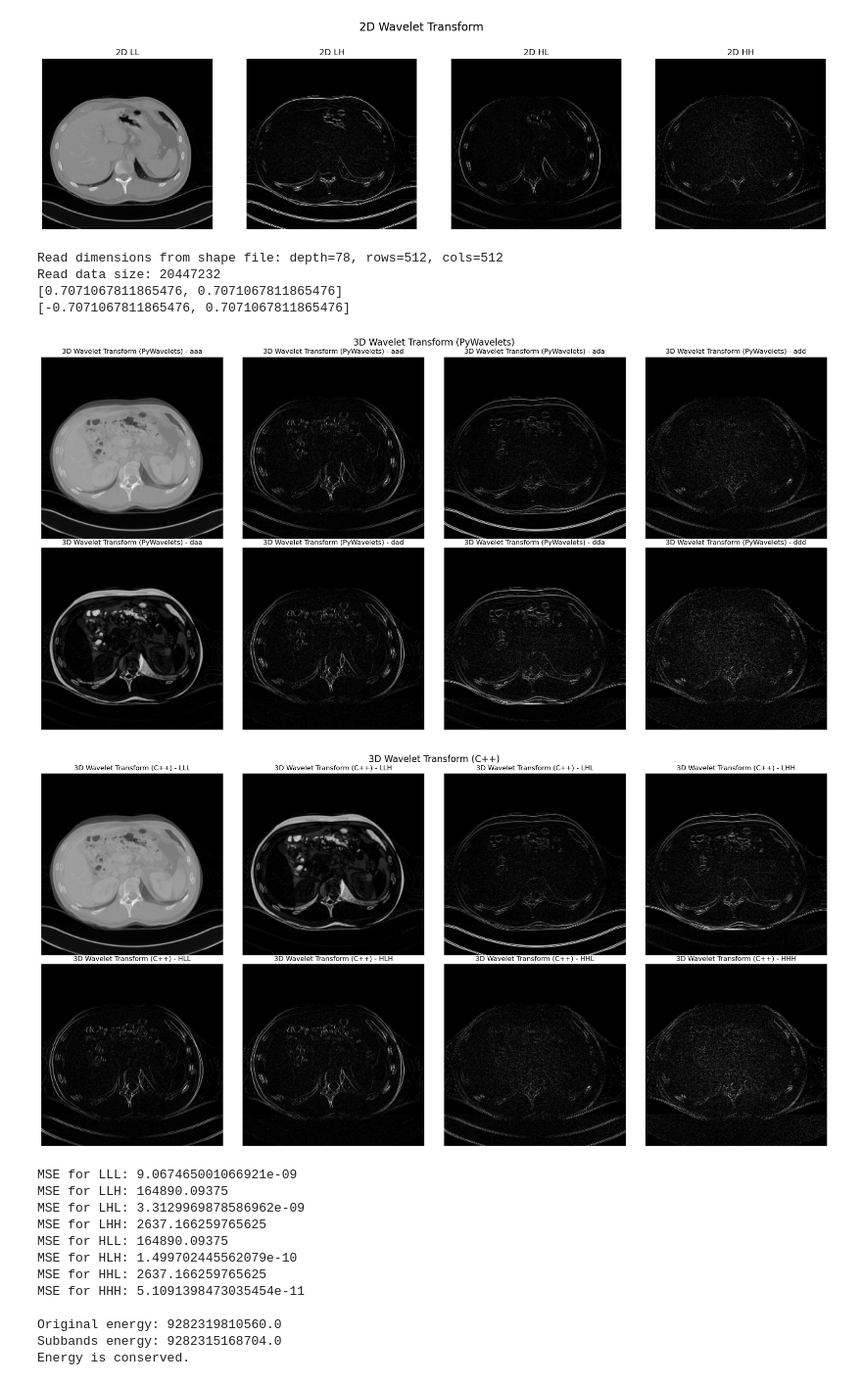
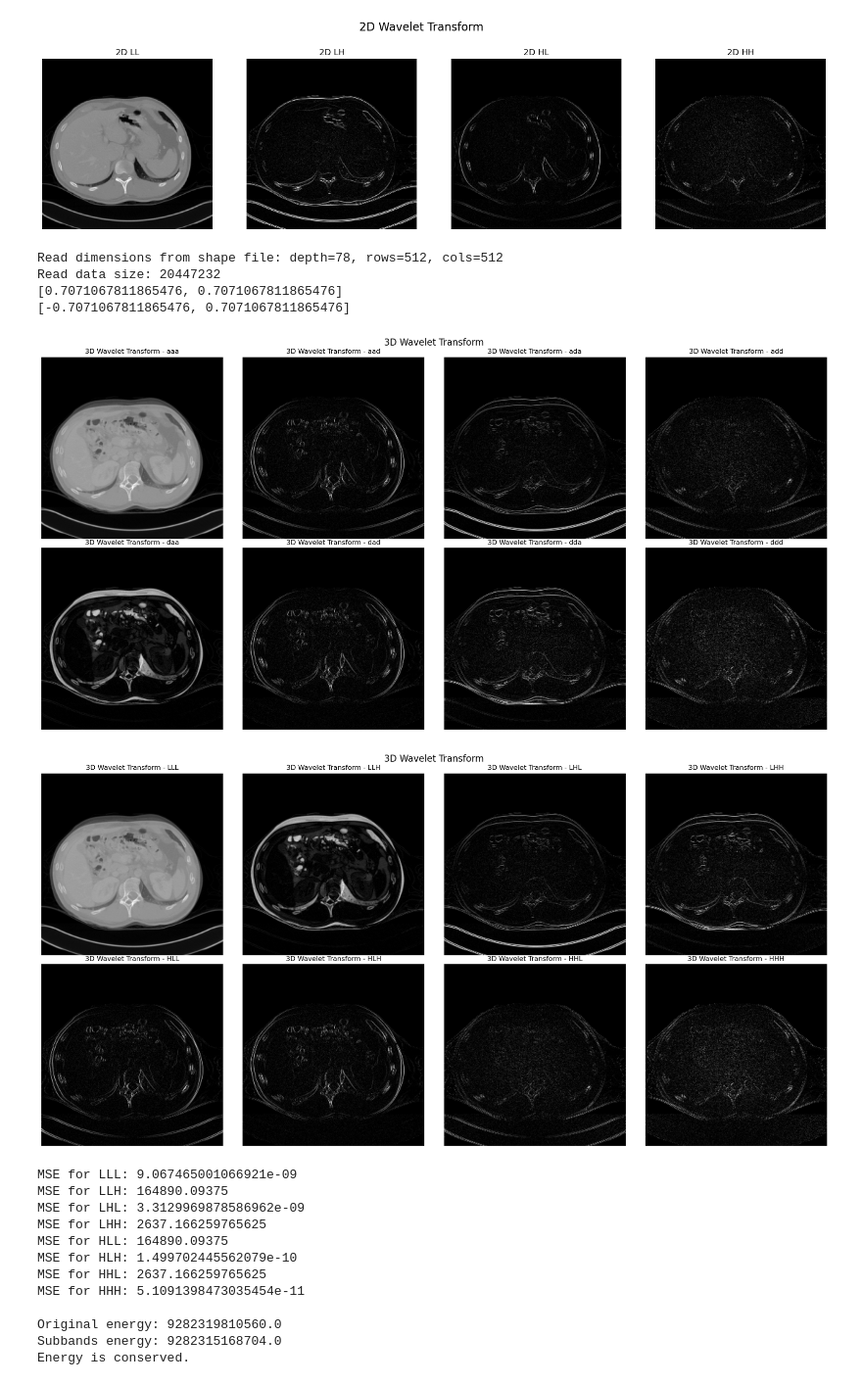
Before and after one commit to Expo39/CCE3015, a Jupyter notebook: DWT/Python/Test2.ipynb, the cells around one changed output. Shown at 98% size. Cells and saved outputs as stored; diff of their text form; code cells hidden in the pictures.

```diff
--- a/DWT/Python/Test2.ipynb
+++ b/DWT/Python/Test2.ipynb
@@ -114,7 +114,7 @@ def display_images(data, title, keys):
             continue
         # Get the first slice along the depth dimension
         value = data[key][0]  # Display the first "depth" slice
-        value = normalize(value)  # Normalize the data
+        value = normalize(value)
         ax = axes[i // 4, i % 4]
         ax.imshow(value, cmap='gray')
         ax.set_title(f'{title} - {key}')
@@ -135,7 +135,7 @@ def check_energy_conservation(original_data, subbands):
         print("Warning: Energy is not conserved.")
 
 def perform_3d_wavelet_transform_pywt(data, wavelet='haar'):
-    coeffs = pywt.dwtn(data, wavelet=wavelet, mode='periodization')
+    coeffs = pywt.dwtn(data, wavelet=wavelet)
     return coeffs
 
 # Read the original input data
@@ -153,37 +153,37 @@ print(wavelet.dec_hi)  # High-pass filter coefficients
 
 # Read the results from the C++ implementation
 cpp_filename = '../Serial/outputs/3out.bin'
 data_cpp = read_wavelet3d_result(cpp_filename)
 
 # Display the images for 3D wavelet transform using PyWavelets
-display_images(coeffs_pywt, '3D Wavelet Transform (PyWavelets)', keys=['aaa', 'aad', 'ada', 'add', 'daa', 'dad', 'dda', 'ddd'])
+display_images(coeffs_pywt, '3D Wavelet Transform', keys=['aaa', 'aad', 'ada', 'add', 'daa', 'dad', 'dda', 'ddd'])
 
 # Display the images for 3D wavelet transform from C++ implementation
-display_images(data_cpp, '3D Wavelet Transform (C++)', keys=['LLL', 'LLH', 'LHL', 'LHH', 'HLL', 'HLH', 'HHL', 'HHH'])
+display_images(data_cpp, '3D Wavelet Transform', keys=['LLL', 'LLH', 'LHL', 'LHH', 'HLL', 'HLH', 'HHL', 'HHH'])
 
 # Mapping between C++ keys and PyWavelets keys
 cpp_to_pywt_keys = {
     'LLL': 'aaa', 'LLH': 'aad', 'LHL': 'ada', 'LHH': 'add',
     'HLL': 'daa', 'HLH': 'dad', 'HHL': 'dda', 'HHH': 'ddd'
 }
 
 # Compare the results with corrected key mapping
 for cpp_key, pywt_key in cpp_to_pywt_keys.items():
     try:
         mse = np.mean((data_cpp[cpp_key] - coeffs_pywt[pywt_key]) ** 2)
         print(f"MSE for {cpp_key}: {mse}")
     except KeyError as e:
         print(f"KeyError: {e} for key {cpp_key}")
 
 # Check energy conservation
 check_energy_conservation(original_data, data_cpp)
 # %% [output]
 Read dimensions from shape file: depth=78, rows=512, cols=512
 Read data size: 20447232
 [0.7071067811865476, 0.7071067811865476]
 [-0.7071067811865476, 0.7071067811865476]
-[figure, old version]
+[figure, new version]
-[figure, old version]
+[figure, new version]
 MSE for LLL: 9.067465001066921e-09
 MSE for LLH: 164890.09375
 MSE for LHL: 3.3129969878586962e-09
```
Also changed, not shown: 3 other files.
